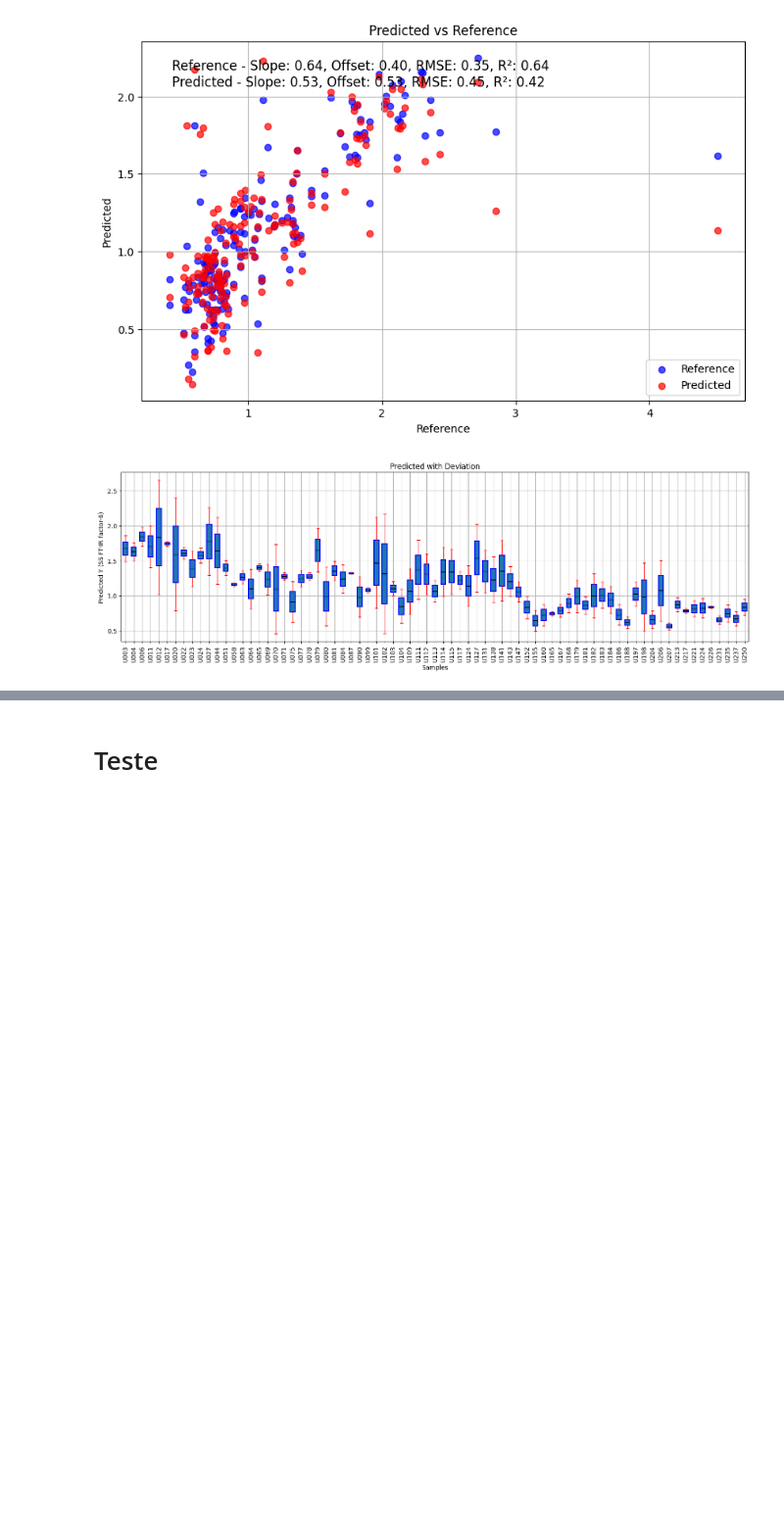
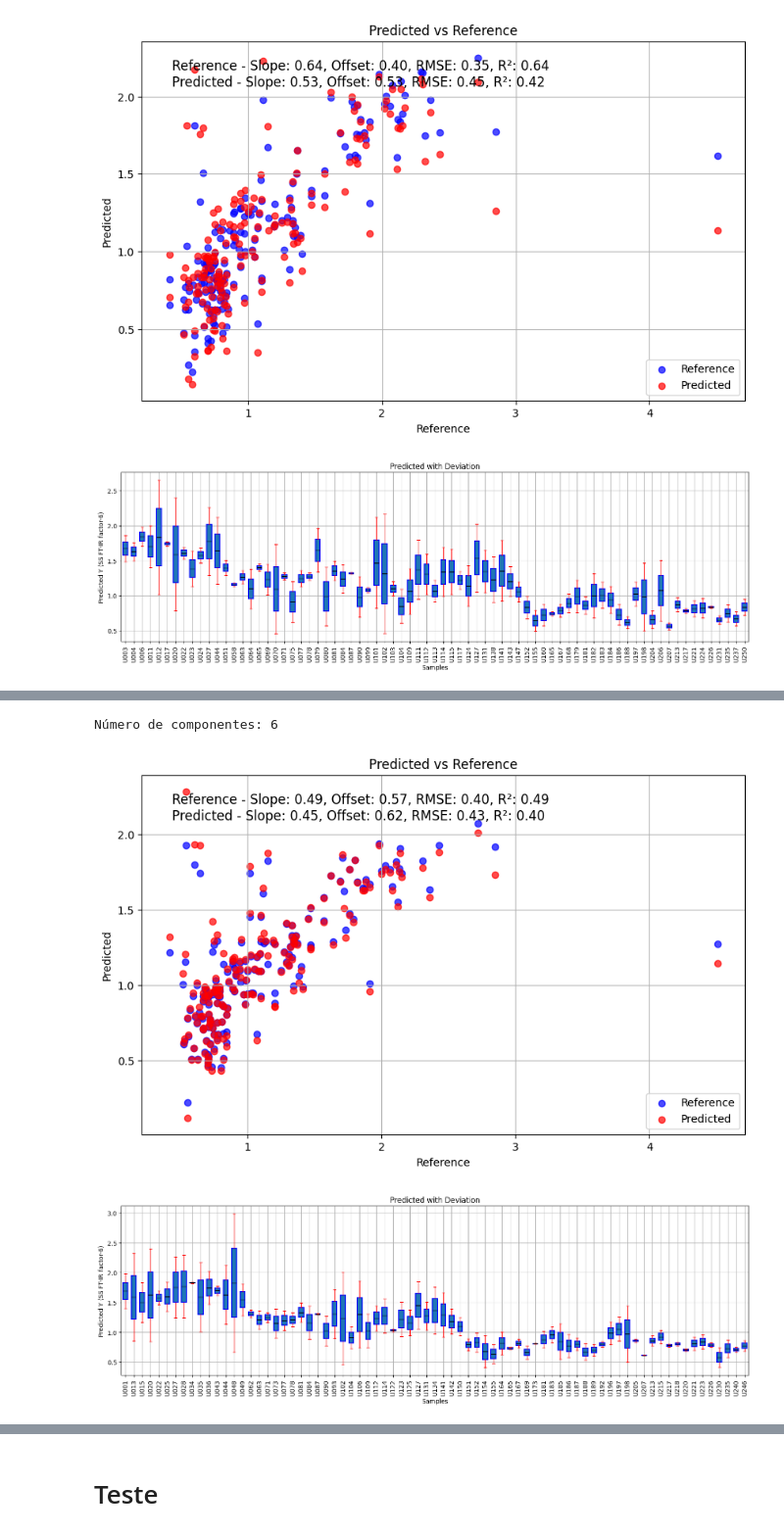
Before and after one commit to xndrxssx/cotton_candy_spectral_analysis, a Jupyter notebook: Partial Least Squares Regression/cotton_candy_PLSR.ipynb, the cells around one changed output, grey strips where cells are left out. Shown at 98% size. Cells and saved outputs as stored; diff of their text form; code cells hidden in the pictures; blank space fills up the shorter version.

```diff
--- a/Partial Least Squares Regression/cotton_candy_PLSR.ipynb
+++ b/Partial Least Squares Regression/cotton_candy_PLSR.ipynb
@@ -311,0 +329,6 @@ calibration_msc_ubs, validation_msc_ubs, Y_predict_msc_ubs = build_model(df_msc_
+# %%
+calibration_snv_at, validation_snv_at, Y_predict_snv_at = build_model(df_snv_cal, df_snv_cal['AT'], df_snv_val, df_snv_val['AT'])
+# %% [output]
+Número de componentes: 6
+[figure, added]
+[figure, added]
```
Also changed, not shown: parts of 11 cells of this notebook.
